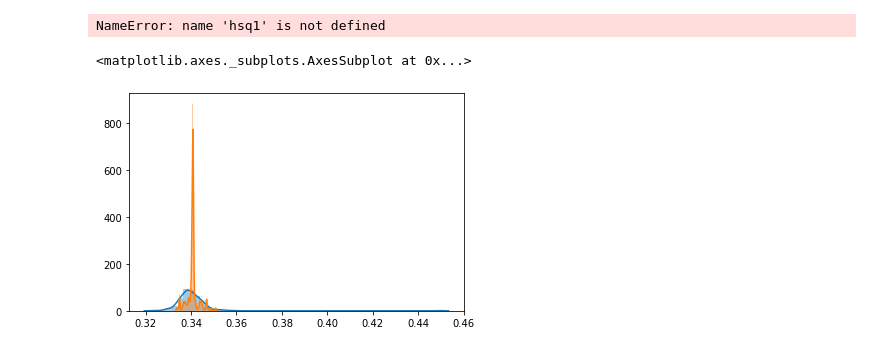
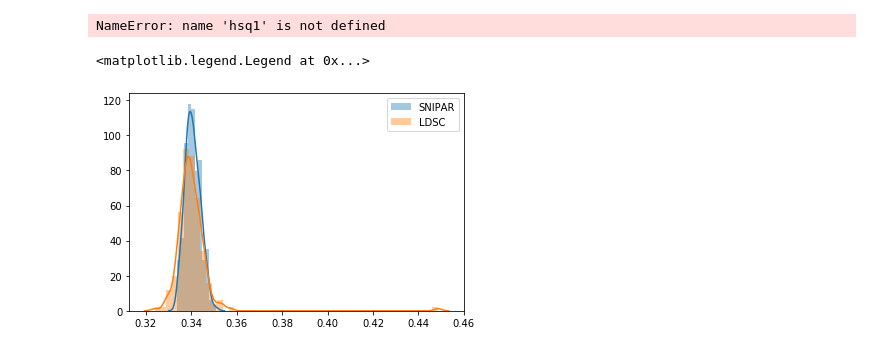
Before and after one commit to AlexTISYoung/snipar, a Jupyter notebook: ldsc_reg/Exploring JKSE.ipynb, the cells around one changed output. Saved outputs shown, nothing was run; the diff lists cells and outputs as text; code cells hidden in the pictures.

```diff
--- a/ldsc_reg/Exploring JKSE.ipynb
+++ b/ldsc_reg/Exploring JKSE.ipynb
@@ -307,12 +307,13 @@ np.corrcoef(delvals[..., 1], hsq1.values)
 NameError: name 'hsq1' is not defined
 # %%
 import seaborn as sns
-# %%
-sns.distplot(rg_del.values)
-sns.distplot(delvals[..., 2])
-# %% [output]
-<matplotlib.axes._subplots.AxesSubplot at 0x...>
-[figure, removed]
+# %%
+sns.distplot(delvals[..., 2], label = "SNIPAR")
+sns.distplot(rg_del.values, label = "LDSC")
+plt.legend()
+# %% [output]
+<matplotlib.legend.Legend at 0x...>
+[figure, added]
 # %%
 plt.scatter(np.linspace(1, 200, 200), delvals[..., 2], alpha = 0.3, label = "SNIPAR")
 plt.scatter(np.linspace(1, 200, 200),rg_del.values, alpha = 0.3, label = "LDSC")
```
Also changed, not shown: parts of 4 cells of this notebook, 5 other files.
